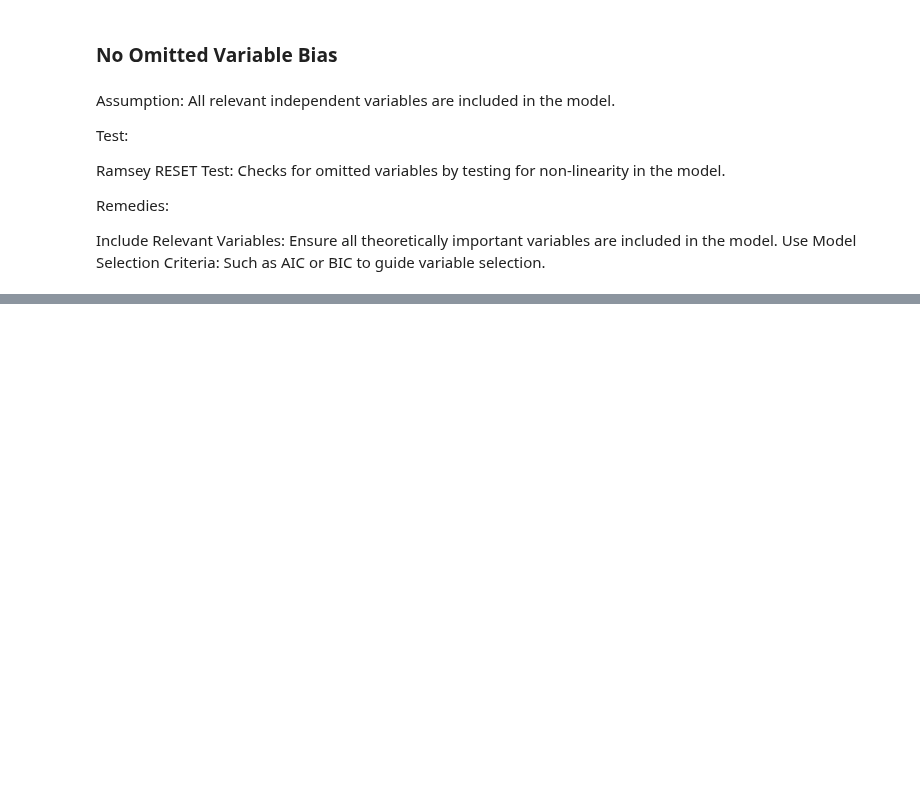
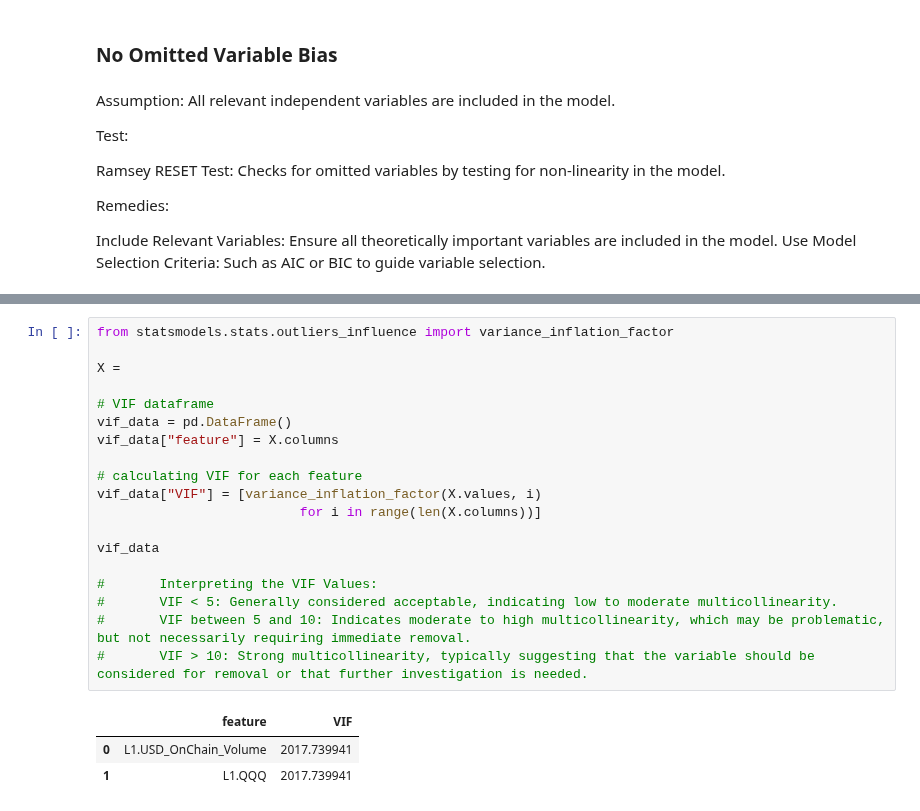
Before and after one commit to notp1ssed/ProjetoFinal-PosGraduacaoEngenhariaFinanceira, a Jupyter notebook: OLS_regression.ipynb, the cells around one changed output, grey strips where cells are left out. Saved outputs shown, nothing was run; the diff lists cells and outputs as text; blank space fills up the shorter version.

```diff
--- a/OLS_regression.ipynb
+++ b/OLS_regression.ipynb
@@ -208,0 +255,23 @@ Use Model Selection Criteria: Such as AIC or BIC to guide variable selection.
+# %%
+from statsmodels.stats.outliers_influence import variance_inflation_factor
+
+X =
+
+# VIF dataframe
+vif_data = pd.DataFrame()
+vif_data["feature"] = X.columns
+
+# calculating VIF for each feature
+vif_data["VIF"] = [variance_inflation_factor(X.values, i)
+                          for i in range(len(X.columns))]
+
+vif_data
+
+#       Interpreting the VIF Values:
+#       VIF < 5: Generally considered acceptable, indicating low to moderate multicollinearity.
+#       VIF between 5 and 10: Indicates moderate to high multicollinearity, which may be problematic, but not necessarily requiring immediate removal.
+#       VIF > 10: Strong multicollinearity, typically suggesting that the variable should be considered for removal or that further investigation is needed.
+# %% [output]
+|  | feature | VIF |
+| 0 | L1.USD_OnChain_Volume | 2017.739941 |
+| 1 | L1.QQQ | 2017.739941 |
```
Also changed, not shown: parts of 14 cells of this notebook, 28 other files.
